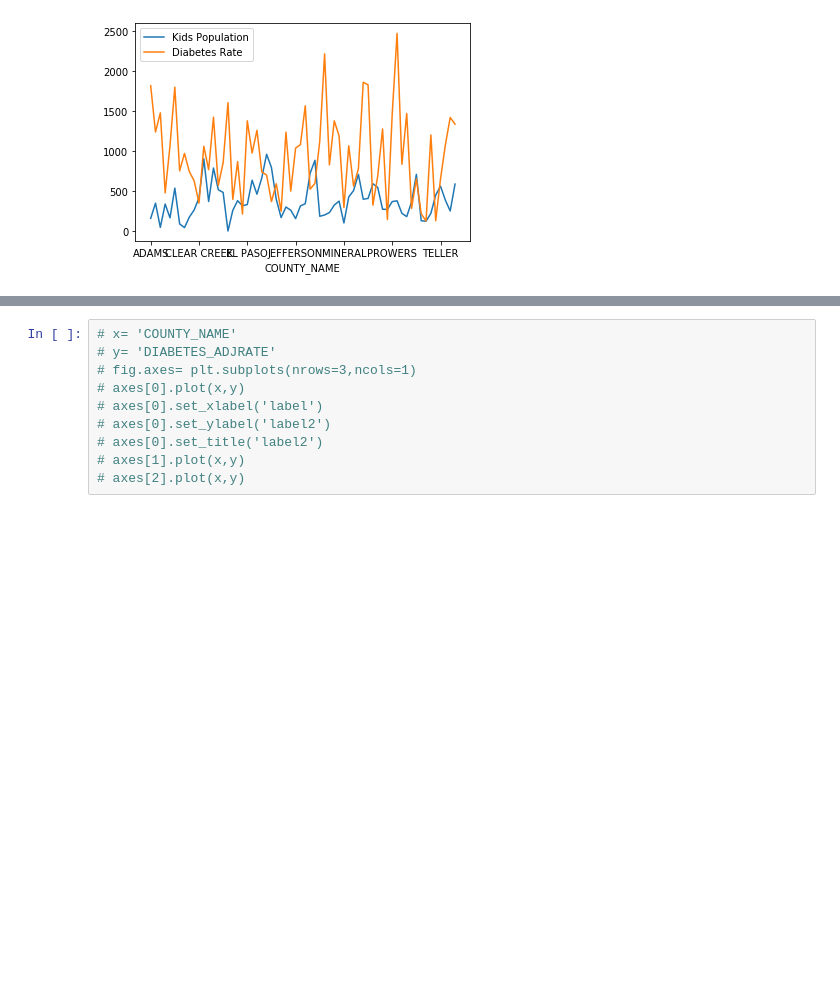
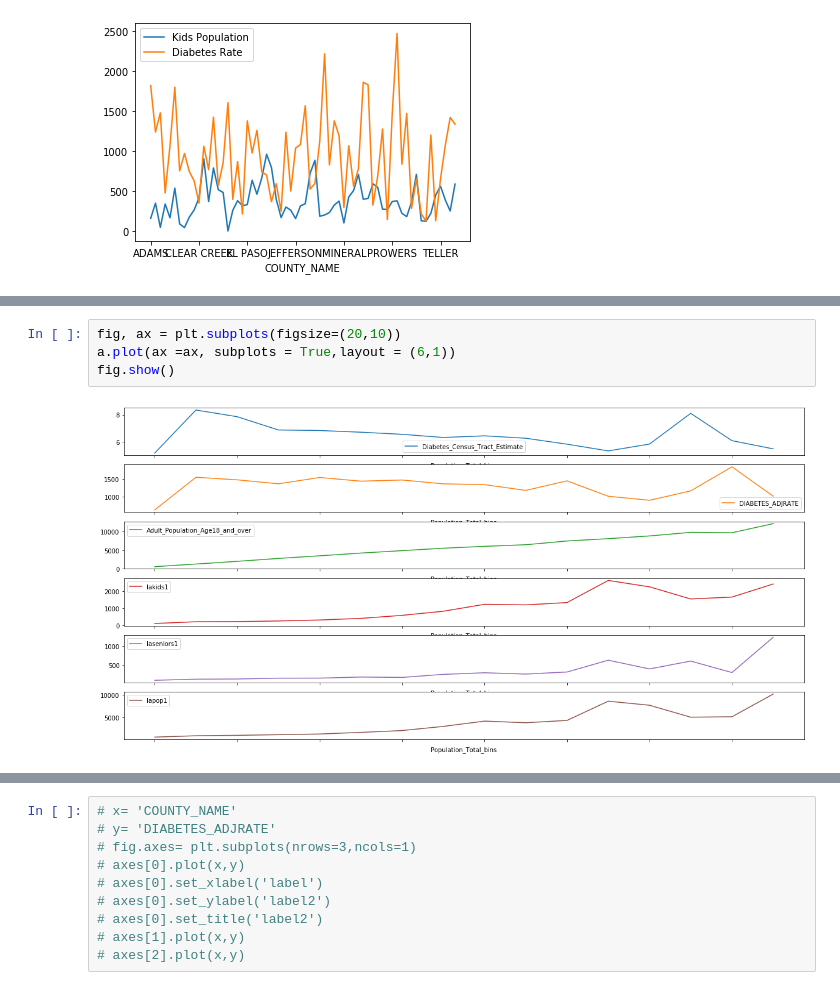
Before and after one commit to Ryan-Eberle/Diabetes-Demographics-in-Colorado, a Jupyter notebook: Diabetes_age_analysis.ipynb, the cells around one changed output, grey strips where cells are left out. Drawn from its saved outputs; the diff is of its cells as text; blank space fills up the shorter version.

```diff
--- a/Diabetes_age_analysis.ipynb
+++ b/Diabetes_age_analysis.ipynb
@@ -243,0 +234,6 @@ See the caveats in the documentation: https://pandas.pydata.org/pandas-docs/stab
+# %%
+fig, ax = plt.subplots(figsize=(20,10))
+a.plot(ax =ax, subplots = True,layout = (6,1))
+fig.show()
+# %% [output]
+[figure, added]
```
Also changed, not shown: parts of 12 cells of this notebook.
